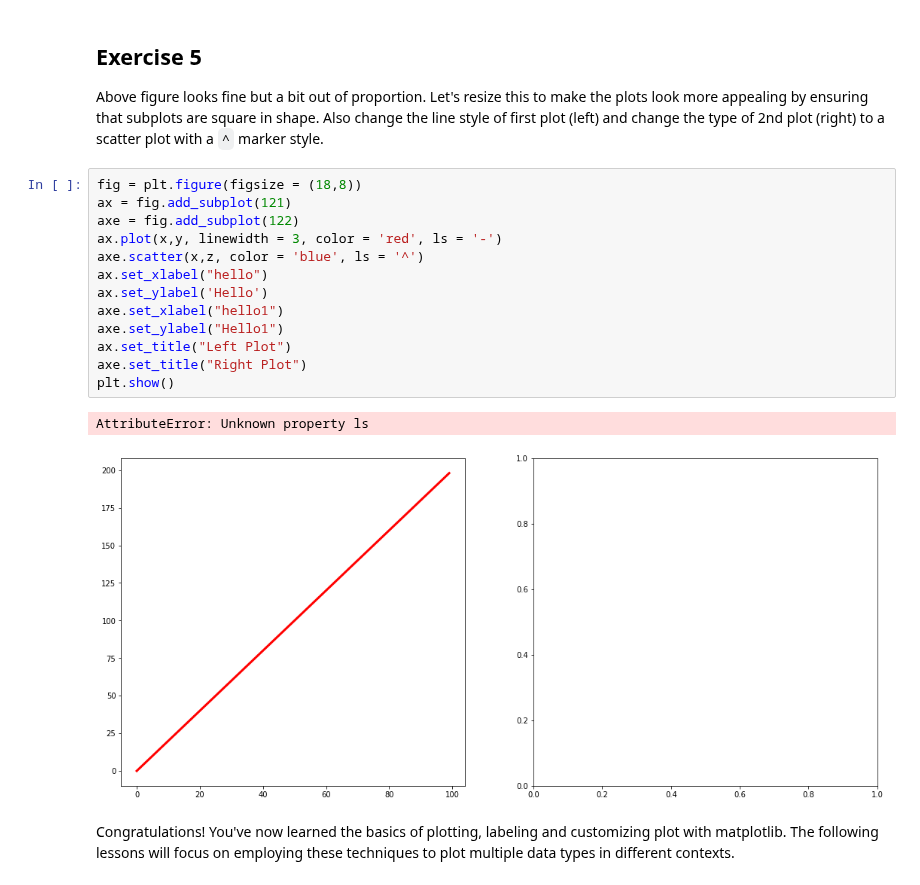
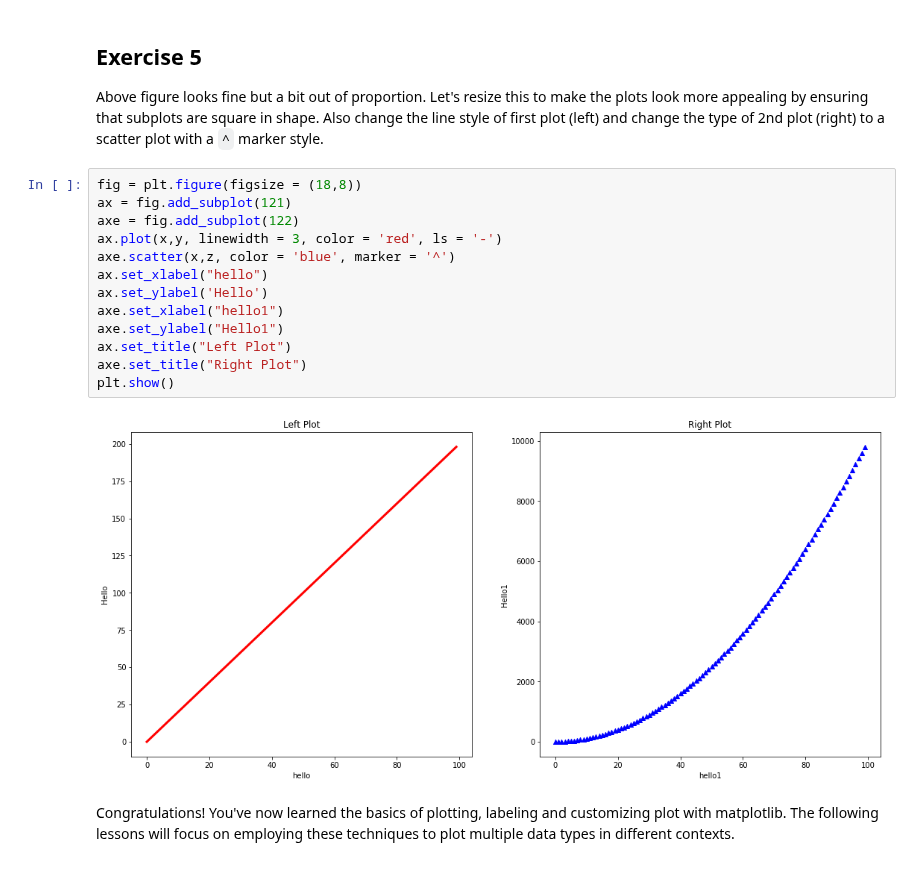
Before and after one commit to asafi1997/dsc-more-practice-with-matplotlib-lab-nyc-ds-060319, a Jupyter notebook: index.ipynb, the cells around one changed output. Cells and saved outputs as stored; diff of their text form.

```diff
--- a/index.ipynb
+++ b/index.ipynb
@@ -140,19 +140,18 @@ Above figure looks fine but a bit out of proportion. Let's resize this to make t
 # %%
 fig = plt.figure(figsize = (18,8))
 ax = fig.add_subplot(121)
 axe = fig.add_subplot(122)
 ax.plot(x,y, linewidth = 3, color = 'red', ls = '-')
-axe.scatter(x,z, color = 'blue', ls = '^')
+axe.scatter(x,z, color = 'blue', marker = '^')
 ax.set_xlabel("hello")
 ax.set_ylabel('Hello')
 axe.set_xlabel("hello1")
 axe.set_ylabel("Hello1")
 ax.set_title("Left Plot")
 axe.set_title("Right Plot")
 plt.show()
 # %% [output]
-AttributeError: Unknown property ls
-[figure, old version]
+[figure, new version]
 # %% [markdown]
 Congratulations! You've now learned the basics of plotting, labeling and customizing plot with matplotlib. The following lessons will focus on employing these techniques to plot multiple data types in different contexts.
 # %% [markdown]
```
